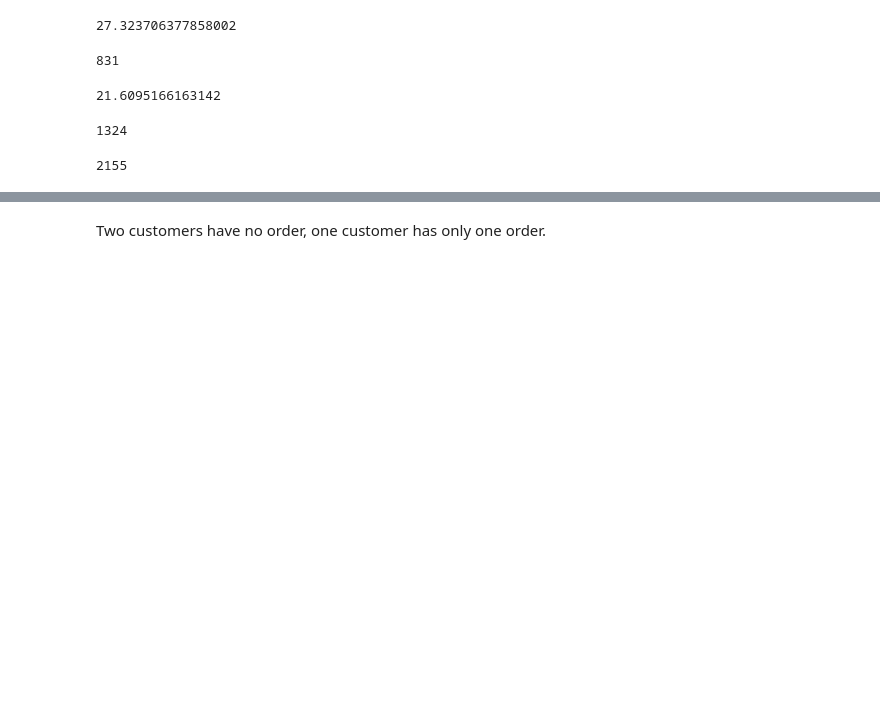
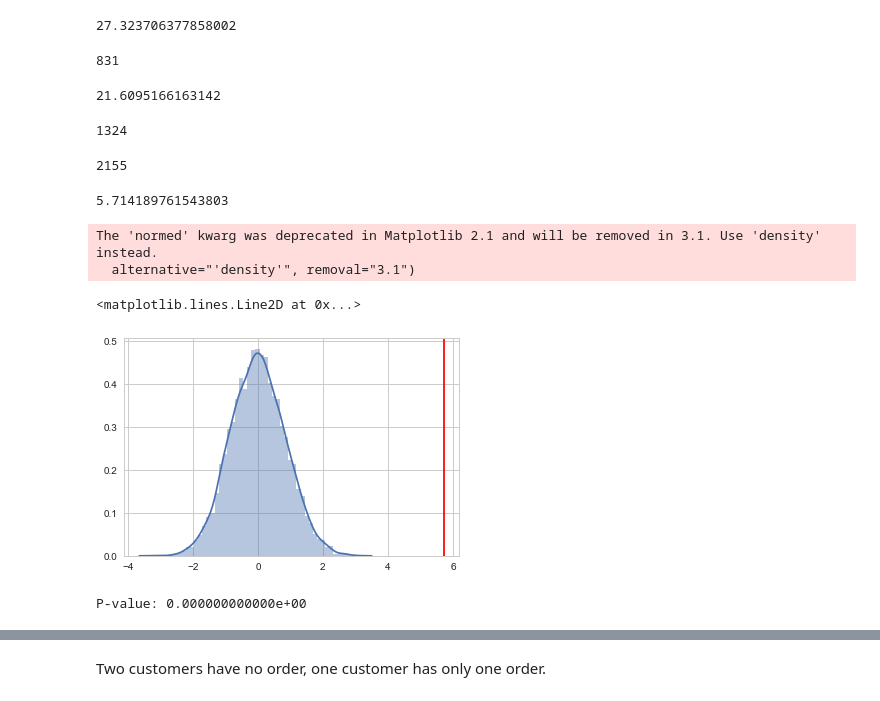
Before and after one commit to giorosati/dsc-2-final-project-online-ds-pt-100118, a Jupyter notebook: northwind_v3.ipynb, the cells around one changed output, grey strips where cells are left out. Cells and saved outputs as stored; diff of their text form; code cells hidden in the pictures; blank space fills up the shorter version.

```diff
--- a/northwind_v3.ipynb
+++ b/northwind_v3.ipynb
@@ -524,7 +527,14 @@ mean_without_discount
 len(order_detail[order_detail['Discount'] < 0.05])
 # %% [output]
 1324
-# %%
-len(order_detail)
-# %% [output]
-2155
+# %%
+# check the total of records in order_detail to confirm I have split the data correctly
+len(order_detail)
+# %% [output]
+2155
+# %%
+# calculate the actual difference in the mean quantity ordered between the two groups
+actual_difference = mean_with_discount - mean_without_discount
+actual_difference
+# %% [output]
+5.714189761543803
@@ -530,0 +567,29 @@ len(order_detail)
+# %%
+# run 10,000 samples of size 831 from the order_detail table. For each of the 10,000
+# trials, calculate the difference in the mean between the 831 chosen, and the remaining
+# rows not chosen. The resulting list of 10,000 values is the difference in the means of
+# each group for each trial.
+# Then create a distribution plot of those sample means and place a red line where the
+# actual mean difference would fall on that distribution.
+
+number_of_trials = 10000
+treatment_size = 831
+column = 'Quantity'
+permutation_list = permutation_samples(order_detail, number_of_trials, treatment_size, column)
+
+sns.distplot(permutation_list)
+plt.axvline(actual_difference, color='red')
+# %% [output]
+The 'normed' kwarg was deprecated in Matplotlib 2.1 and will be removed in 3.1. Use 'density' instead.
+  alternative="'density'", removal="3.1")
+<matplotlib.lines.Line2D at 0x...>
+[figure, added]
+# %%
+# calculate the p-value
+floats = np.array(permutation_list)
+count = sum(1 for i in floats if i >= actual_difference)
+p_value = count/number_of_trials
+
+print('P-value: {:.12e}'.format(p_value))
+# %% [output]
+P-value: 0.000000000000e+00
```
Also changed, not shown: parts of 107 cells of this notebook.
